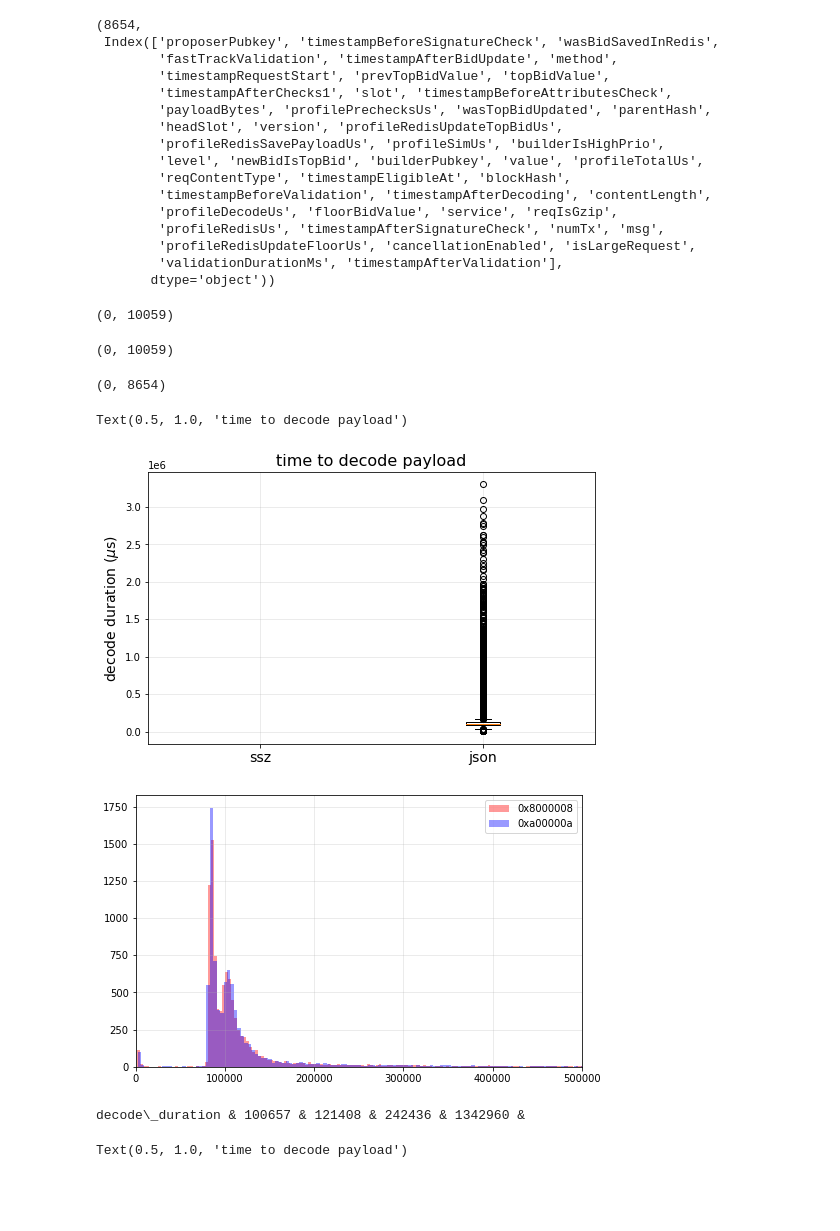
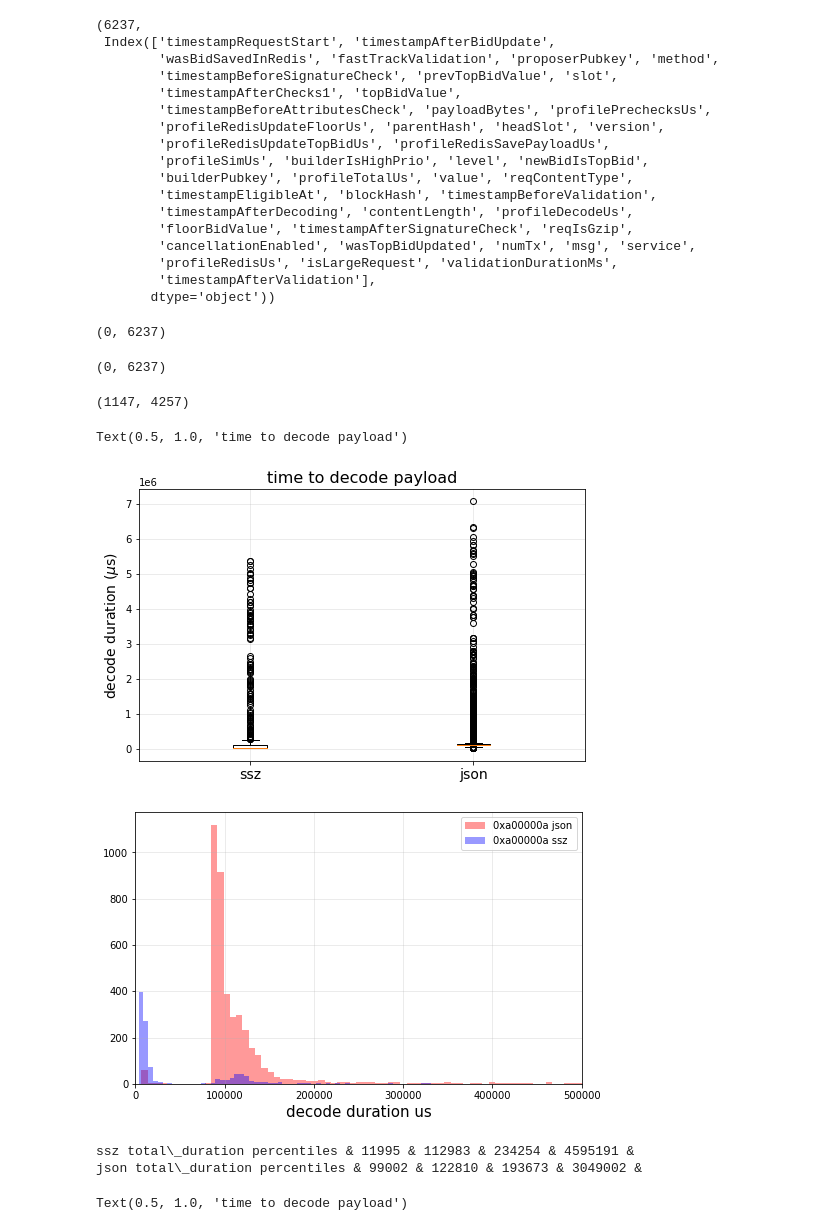
Before and after one commit to michaelneuder/relay-data, a Jupyter notebook: blocknative/ssz.ipynb, the cells around one changed output. Drawn from its saved outputs; the diff is of its cells as text; code cells hidden in the pictures; blank space fills up the shorter version.

Commit message:
blocknative data

```diff
--- a/blocknative/ssz.ipynb
+++ b/blocknative/ssz.ipynb
@@ -16,8 +16,8 @@ client = Client(project='ultra-sound-relay')
 # %%
 now = pd.Timestamp.now()
 pdFilter = 'jsonPayload.method="submitNewBlock" AND "received block from builder" ' + \
-           'AND jsonPayload.builderPubkey="0xa00000a975dffbd1ef61953ac6c90b52b70eb0188eb9d030774346c9248f81e875f7e8bc56c4bbbda297a9543cfa051d" ' + \
-           'AND timestamp>=' + '\"' + (now - pd.Timedelta('5h')).strftime('%Y-%m-%dT%H:%M:%S.%fZ') + '\" ' + \
+           'AND jsonPayload.builderPubkey="0x8000008a03ebae7d8ab2f66659bd719a698b2e74097d1e423df85e0d58571140527c15052a36c19878018aaebe8a6fea" ' + \
+           'AND timestamp>=' + '\"' + (now - pd.Timedelta('3h')).strftime('%Y-%m-%dT%H:%M:%S.%fZ') + '\" ' + \
            'AND timestamp<=' + '\"' + (now).strftime('%Y-%m-%dT%H:%M:%S.%fZ') + '\"'
 # %%
 payloads = []
@@ -29,69 +29,78 @@ payloads = pd.DataFrame(payloads)
 # %%
 len(payloads), payloads.keys()
 # %% [output]
-(8654,
- Index(['proposerPubkey', 'timestampBeforeSignatureCheck', 'wasBidSavedInRedis',
-        'fastTrackValidation', 'timestampAfterBidUpdate', 'method',
-        'timestampRequestStart', 'prevTopBidValue', 'topBidValue',
-        'timestampAfterChecks1', 'slot', 'timestampBeforeAttributesCheck',
-        'payloadBytes', 'profilePrechecksUs', 'wasTopBidUpdated', 'parentHash',
-        'headSlot', 'version', 'profileRedisUpdateTopBidUs',
-        'profileRedisSavePayloadUs', 'profileSimUs', 'builderIsHighPrio',
-        'level', 'newBidIsTopBid', 'builderPubkey', 'value', 'profileTotalUs',
-        'reqContentType', 'timestampEligibleAt', 'blockHash',
-        'timestampBeforeValidation', 'timestampAfterDecoding', 'contentLength',
-        'profileDecodeUs', 'floorBidValue', 'service', 'reqIsGzip',
-        'profileRedisUs', 'timestampAfterSignatureCheck', 'numTx', 'msg',
-        'profileRedisUpdateFloorUs', 'cancellationEnabled', 'isLargeRequest',
-        'validationDurationMs', 'timestampAfterValidation'],
+(6237,
+ Index(['timestampRequestStart', 'timestampAfterBidUpdate',
+        'wasBidSavedInRedis', 'fastTrackValidation', 'proposerPubkey', 'method',
+        'timestampBeforeSignatureCheck', 'prevTopBidValue', 'slot',
+        'timestampAfterChecks1', 'topBidValue',
+        'timestampBeforeAttributesCheck', 'payloadBytes', 'profilePrechecksUs',
+        'profileRedisUpdateFloorUs', 'parentHash', 'headSlot', 'version',
+        'profileRedisUpdateTopBidUs', 'profileRedisSavePayloadUs',
+        'profileSimUs', 'builderIsHighPrio', 'level', 'newBidIsTopBid',
+        'builderPubkey', 'profileTotalUs', 'value', 'reqContentType',
+        'timestampEligibleAt', 'blockHash', 'timestampBeforeValidation',
+        'timestampAfterDecoding', 'contentLength', 'profileDecodeUs',
+        'floorBidValue', 'timestampAfterSignatureCheck', 'reqIsGzip',
+        'cancellationEnabled', 'wasTopBidUpdated', 'numTx', 'msg', 'service',
+        'profileRedisUs', 'isLargeRequest', 'validationDurationMs',
+        'timestampAfterValidation'],
        dtype='object'))
 # %%
 ssz = payloads[payloads['reqContentType'] == 'ssz']
 json = payloads[payloads['reqContentType'] == 'json']
 len(ssz), len(json)
 # %% [output]
-(0, 10059)
+(0, 6237)
 # %%
 bn = payloads[payloads['builderPubkey']=='0x8000008a03ebae7d8ab2f66659bd719a698b2e74097d1e423df85e0d58571140527c15052a36c19878018aaebe8a6fea']
 ssz = bn[bn['reqContentType'] == 'ssz']
 json = bn[bn['reqContentType'] == 'json']
 len(ssz), len(json)
 # %% [output]
-(0, 10059)
+(0, 6237)
 # %%
 bn2 = payloads[payloads['builderPubkey']=='0xa00000a975dffbd1ef61953ac6c90b52b70eb0188eb9d030774346c9248f81e875f7e8bc56c4bbbda297a9543cfa051d']
 ssz2 = bn2[bn2['reqContentType'] == 'ssz']
 json2 = bn2[bn2['reqContentType'] == 'json']
 len(ssz2), len(json2)
 # %% [output]
-(0, 8654)
+(1147, 4257)
 # %%
 f, ax = plt.subplots(figsize=(8,5))
-ax.boxplot([ssz.profileDecodeUs, json.profileDecodeUs])
+ax.boxplot([ssz2.profileTotalUs, json2.profileTotalUs])
 ax.set_xticklabels(['ssz', 'json'], size=14)
 ax.set_ylabel('decode duration ($\mu$s)', size=14)
 ax.set_title('time to decode payload', size=16)
 # %% [output]
 Text(0.5, 1.0, 'time to decode payload')
-[figure, old version]
+[figure, new version]
 # %%
 f, ax = plt.subplots(figsize=(8,5))
-ax.hist(json.profileDecodeUs, bins=1000, color='r', alpha=0.4, label='0x8000008')
-ax.hist(json2.profileDecodeUs, bins=1000, color='b', alpha=0.4, label='0xa00000a')
+ax.hist(json2.profileTotalUs, bins=1000, color='r', alpha=0.4, label='0xa00000a json')
+ax.hist(ssz2.profileTotalUs, bins=1000, color='b', alpha=0.4, label='0xa00000a ssz')
 ax.set_xlim(0,500000)
+ax.set_xlabel('decode duration us', size=15)
 ax.legend()
 plt.show()
 # %% [output]
-[figure, old version]
+[figure, new version]
 # %%
-print('decode\_duration & ', end='')
+print('ssz total\_duration percentiles & ', end='')
 st = ''
 for i in [50, 75, 90, 99]:
-    st += str(int(np.percentile(json.profileDecodeUs, i)))
+    st += str(int(np.percentile(ssz2.profileTotalUs, i)))
     st += " & "
 print(st)
+print('json total\_duration percentiles & ', end='')
+st = ''
+for i in [50, 75, 90, 99]:
+    st += str(int(np.percentile(json2.profileTotalUs, i)))
+    st += " & "
+print(st)
 # %% [output]
-decode\_duration & 100657 & 121408 & 242436 & 1342960 &
+ssz total\_duration percentiles & 11995 & 112983 & 234254 & 4595191 &
+json total\_duration percentiles & 99002 & 122810 & 193673 & 3049002 &
 # %%
 f, ax = plt.subplots(figsize=(8,5))
 ax.boxplot([ssz[ssz.reqIsGzip==False].profileDecodeUs, ssz[ssz.reqIsGzip==True].profileDecodeUs])
```
